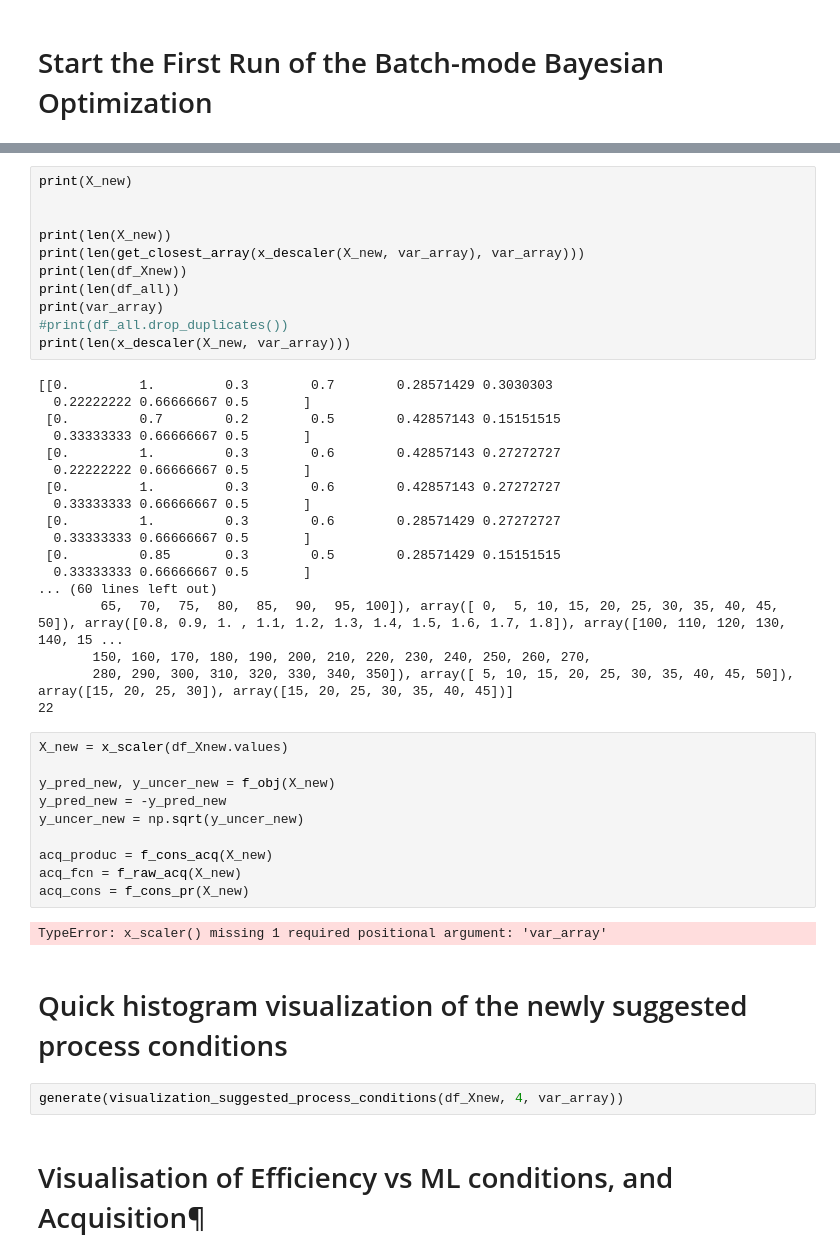
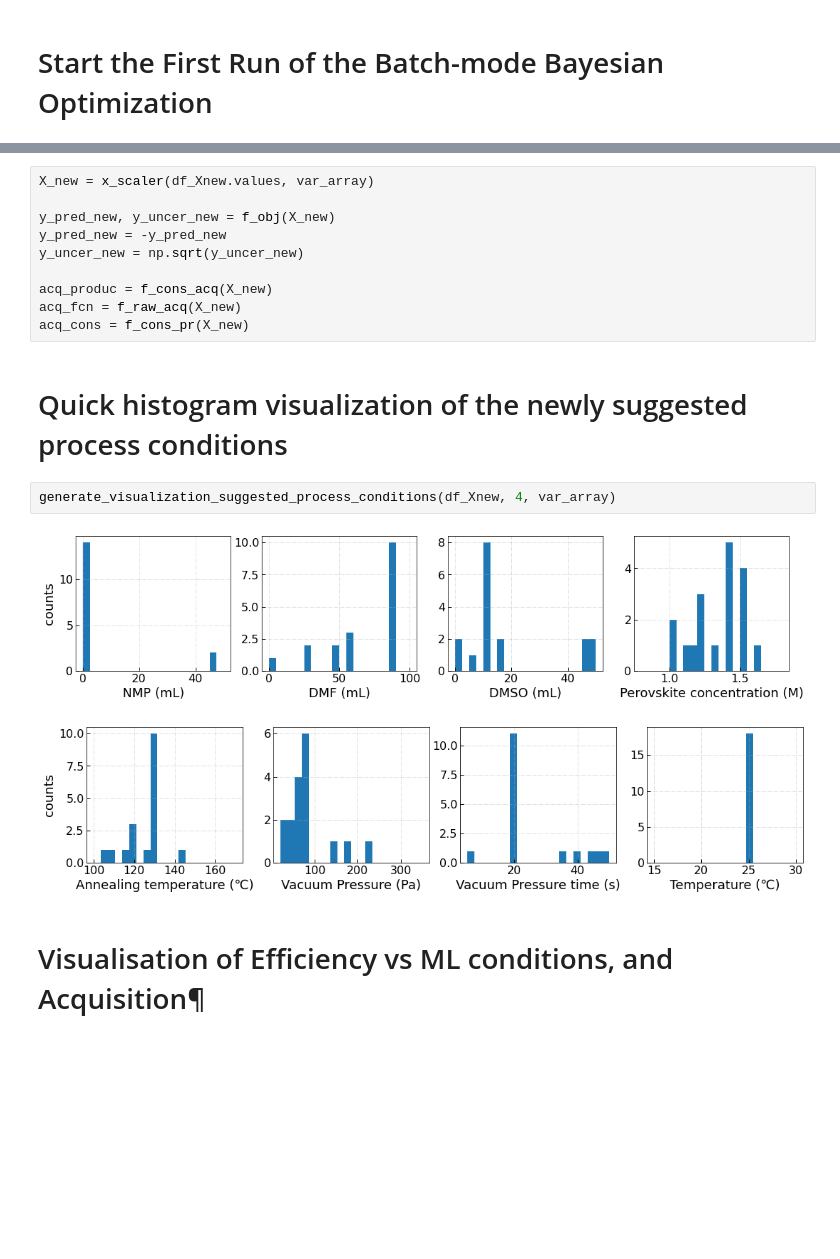
Before and after one commit to Boxue2023/Perovskite, a Jupyter notebook: batch1.ipynb, the cells around one changed output, grey strips where cells are left out. Drawn from its saved outputs; the diff is of its cells as text; blank space fills up the shorter version.

```diff
--- a/batch1.ipynb
+++ b/batch1.ipynb
@@ -263,34 +263,5 @@ df_Xnew
-# %%
-print(X_new)
-
-
-print(len(X_new))
-print(len(get_closest_array(x_descaler(X_new, var_array), var_array)))
-print(len(df_Xnew))
-print(len(df_all))
-print(var_array)
-#print(df_all.drop_duplicates())
-print(len(x_descaler(X_new, var_array)))
-# %% [output]
-[[0.         1.         0.3        0.7        0.28571429 0.3030303
-  0.22222222 0.66666667 0.5       ]
- [0.         0.7        0.2        0.5        0.42857143 0.15151515
-  0.33333333 0.66666667 0.5       ]
- [0.         1.         0.3        0.6        0.42857143 0.27272727
-  0.22222222 0.66666667 0.5       ]
- [0.         1.         0.3        0.6        0.42857143 0.27272727
-  0.33333333 0.66666667 0.5       ]
- [0.         1.         0.3        0.6        0.28571429 0.27272727
-  0.33333333 0.66666667 0.5       ]
- [0.         0.85       0.3        0.5        0.28571429 0.15151515
-  0.33333333 0.66666667 0.5       ]
-... (60 lines left out)
-        65,  70,  75,  80,  85,  90,  95, 100]), array([ 0,  5, 10, 15, 20, 25, 30, 35, 40, 45, 50]), array([0.8, 0.9, 1. , 1.1, 1.2, 1.3, 1.4, 1.5, 1.6, 1.7, 1.8]), array([100, 110, 120, 130, 140, 15 ...
-       150, 160, 170, 180, 190, 200, 210, 220, 230, 240, 250, 260, 270,
-       280, 290, 300, 310, 320, 330, 340, 350]), array([ 5, 10, 15, 20, 25, 30, 35, 40, 45, 50]), array([15, 20, 25, 30]), array([15, 20, 25, 30, 35, 40, 45])]
-22
 # %%
-X_new = x_scaler(df_Xnew.values)
+X_new = x_scaler(df_Xnew.values, var_array)
 
 y_pred_new, y_uncer_new = f_obj(X_new)
 y_pred_new = -y_pred_new
@@ -299,12 +270,13 @@ y_uncer_new = np.sqrt(y_uncer_new)
 acq_produc = f_cons_acq(X_new)
 acq_fcn = f_raw_acq(X_new)
 acq_cons = f_cons_pr(X_new)
-# %% [output]
-TypeError: x_scaler() missing 1 required positional argument: 'var_array'
 # %% [markdown]
 # Quick histogram visualization of the newly suggested process conditions
 # %%
-generate(visualization_suggested_process_conditions(df_Xnew, 4, var_array))
+generate_visualization_suggested_process_conditions(df_Xnew, 4, var_array)
+# %% [output]
+[figure, added]
+[figure, added]
 # %% [markdown]
 # Visualisation of Efficiency vs ML conditions, and Acquisition¶
 # %%
```
Also changed, not shown: parts of 6 cells of this notebook, 1 other file.
